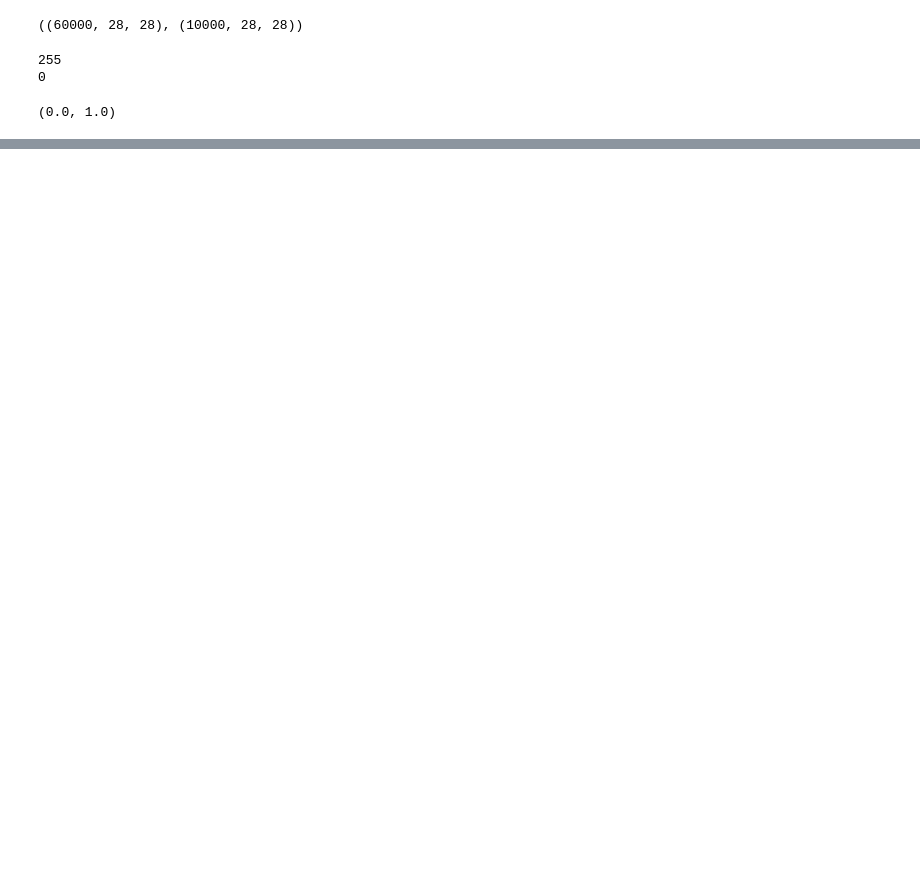
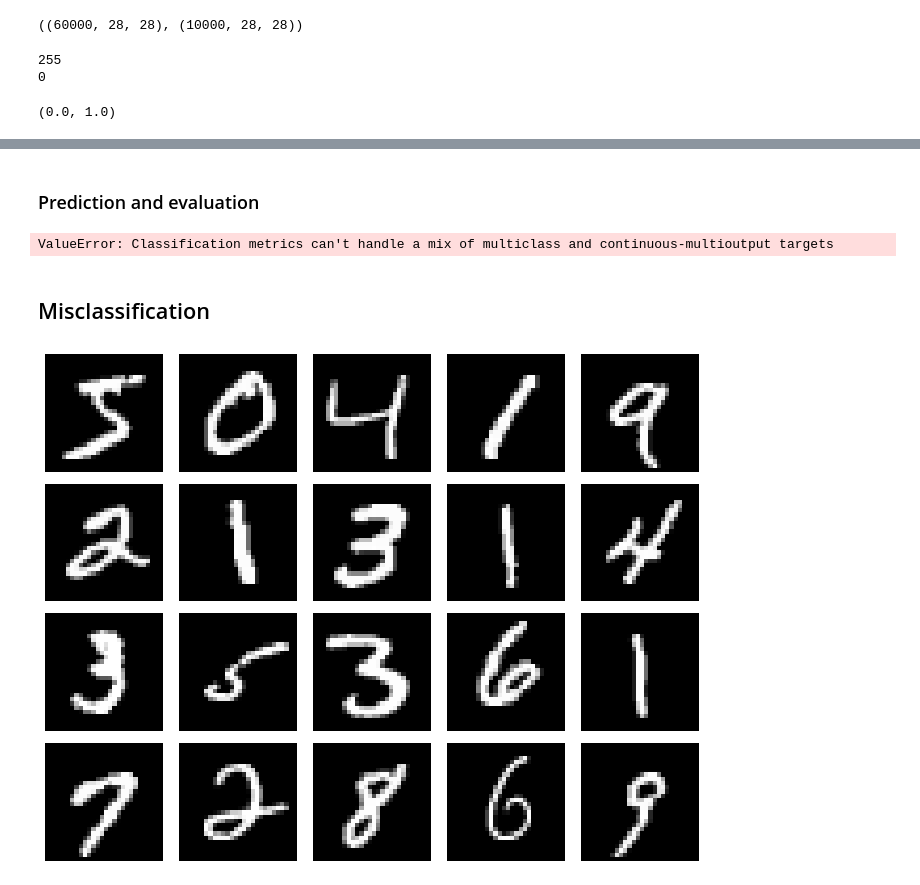
Before and after one commit to FHegardt/Deep_Learning_FH, a Jupyter notebook: Lec2_MLP_image_classification.ipynb, the cells around one changed output, grey strips where cells are left out. Saved outputs shown, nothing was run; the diff lists cells and outputs as text; code cells hidden in the pictures; blank space fills up the shorter version.

```diff
--- a/Lec2_MLP_image_classification.ipynb
+++ b/Lec2_MLP_image_classification.ipynb
@@ -26,0 +143,4 @@ fig, axes = plt.subplots(2,5)
+# %%
+model_3 = MLP_model(nodes = [128,128,10], activations=["relu", "relu", "softmax"], names = ["Hidden1", "Hidden2", "Output"])
+
+model_3.fit(X_train, y_train, epochs = 5, verbose = 1) #early stopping and train on all training data
@@ -26,0 +159,22 @@ fig, axes = plt.subplots(2,5)
+# %% [markdown]
+### Prediction and evaluation
+# %%
+from sklearn.metrics import classification_report, confusion_matrix, ConfusionMatrixDisplay
+
+y_pred = model_3.predict(X_test)
+np.argmax(y_pred, axis=1)
+
+print(classification_report(y_test, y_pred))
+cm = confusion_matrix(y_test, y_pred)
+ConfusionMatrixDisplay(cm).plot()
+# %% [output]
+ValueError: Classification metrics can't handle a mix of multiclass and continuous-multioutput targets
+# %% [markdown]
+## Misclassification
+# %%
+misclasified_indices = np.where(y_pred != y_test)
+misclasified_samples = X_test[misclasified_indices]
+
+display_images(misclasified_samples, 4,5, (12,8))
+# %% [output]
+[figure, added]
```
Also changed, not shown: parts of 11 cells of this notebook.
